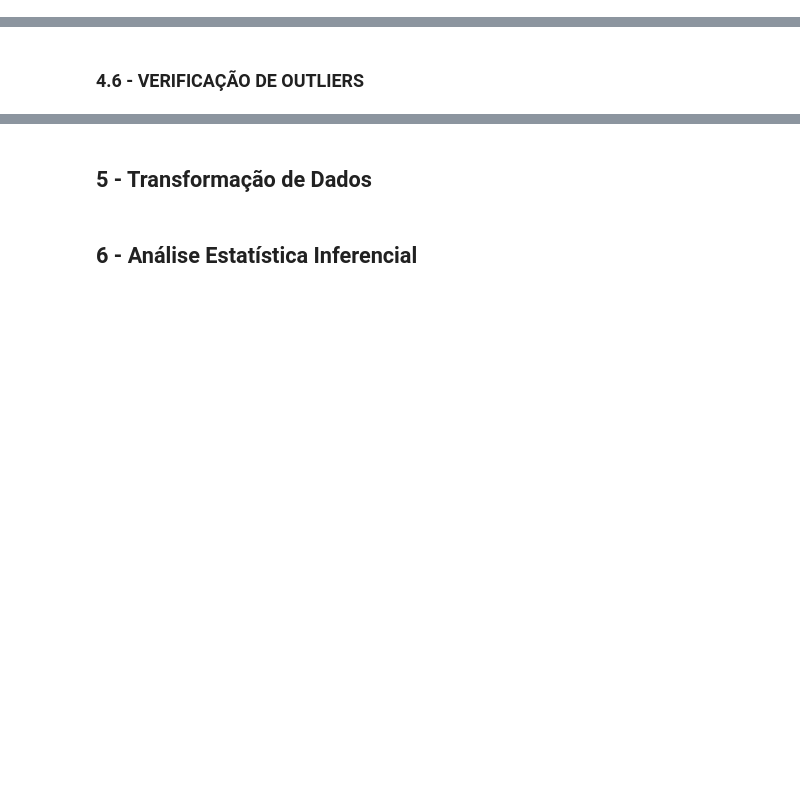
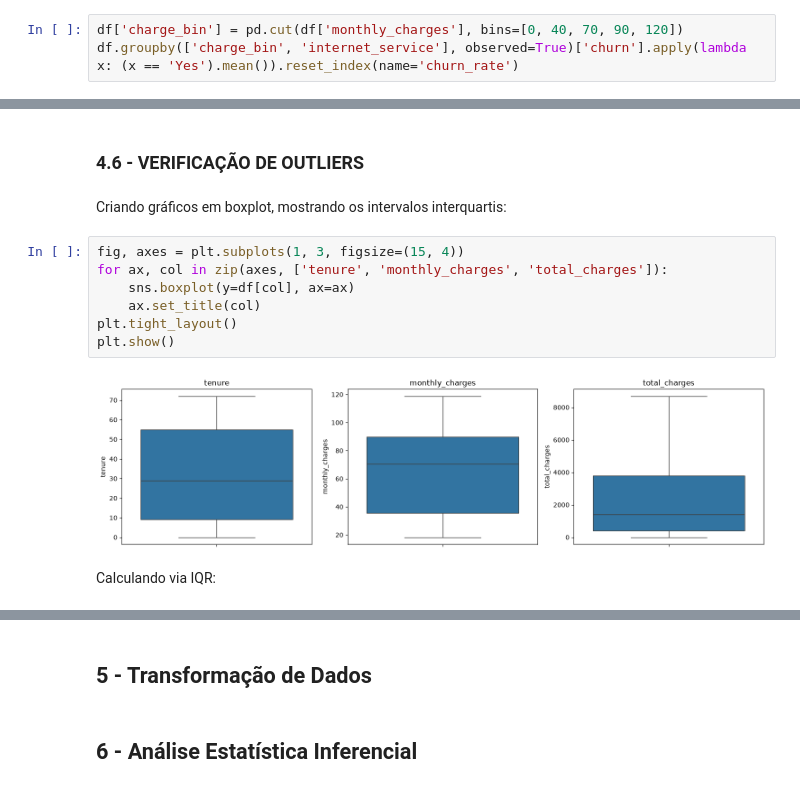
Before and after one commit to judonato/churn-telecom, a Jupyter notebook: notebook_eda.ipynb, the cells around one changed output, grey strips where cells are left out. Drawn from its saved outputs; the diff is of its cells as text; blank space fills up the shorter version.

```diff
--- a/notebook_eda.ipynb
+++ b/notebook_eda.ipynb
@@ -420,0 +451,3 @@ Conslusão: O tipo de contrato ('contract') é o fator dominante para a taxa de
+# %%
+df['charge_bin'] = pd.cut(df['monthly_charges'], bins=[0, 40, 70, 90, 120])
+df.groupby(['charge_bin', 'internet_service'], observed=True)['churn'].apply(lambda x: (x == 'Yes').mean()).reset_index(name='churn_rate')
@@ -421,2 +545,15 @@ Conslusão: O tipo de contrato ('contract') é o fator dominante para a taxa de
 # %% [markdown]
 ### 4.6 - VERIFICAÇÃO DE OUTLIERS
+# %% [markdown]
+Criando gráficos em boxplot, mostrando os intervalos interquartis:
+# %%
+fig, axes = plt.subplots(1, 3, figsize=(15, 4))
+for ax, col in zip(axes, ['tenure', 'monthly_charges', 'total_charges']):
+    sns.boxplot(y=df[col], ax=ax)
+    ax.set_title(col)
+plt.tight_layout()
+plt.show()
+# %% [output]
+[figure, added]
+# %% [markdown]
+Calculando via IQR:
```
Also changed, not shown: parts of 26 cells of this notebook.
